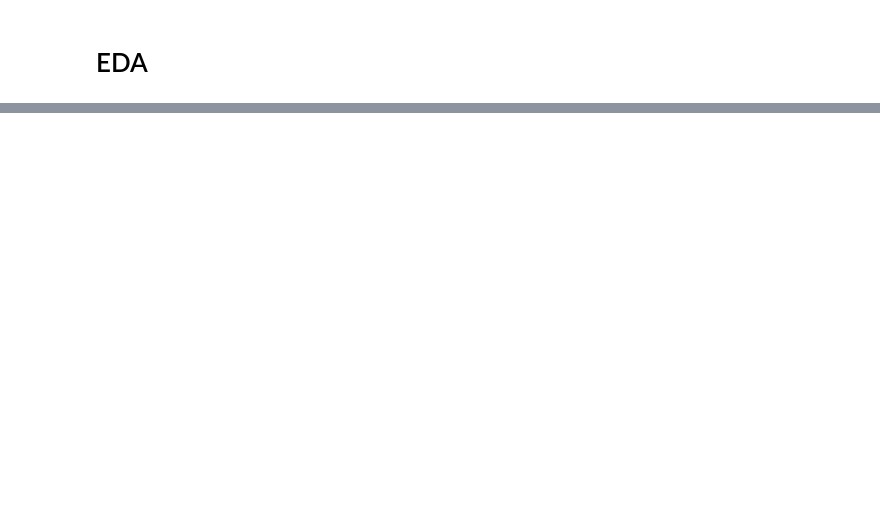
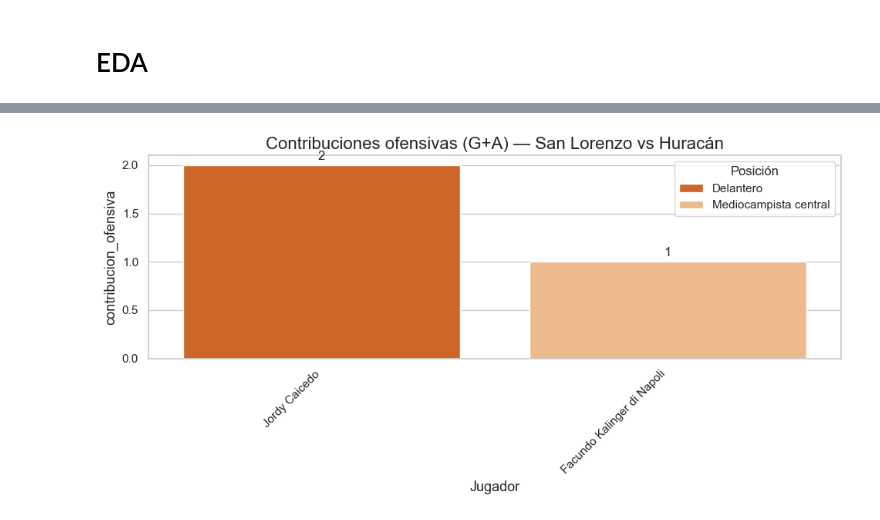
Before and after one commit to andressonsino/football-data-analysis, a Jupyter notebook: huracan/notebooks/san_lorenzo_huracan.ipynb, the cells around one changed output, grey strips where cells are left out. Drawn from its saved outputs; the diff is of its cells as text; code cells hidden in the pictures; blank space fills up the shorter version.

```diff
--- a/huracan/notebooks/san_lorenzo_huracan.ipynb
+++ b/huracan/notebooks/san_lorenzo_huracan.ipynb
@@ -415,0 +564,28 @@ Filas: 29 | Columnas: 22
+# %%
+# Contribuciones directas: goles + asistencias
+df_activos['contribucion_ofensiva'] = df_activos['Goles'] + df_activos['Asistencias']
+df_contrib = df_activos[df_activos['contribucion_ofensiva'] > 0].sort_values(
+    'contribucion_ofensiva', ascending=False
+)
+
+if len(df_contrib) == 0:
+    print("Sin goles ni asistencias en este partido")
+else:
+    plt.figure(figsize=(10, 5))
+    p = sns.barplot(
+        data=df_contrib,
+        x='Jugador',
+        y='contribucion_ofensiva',
+        hue='Posición',
+        dodge=False,
+        palette='Oranges_r'
+    )
+    for container in p.containers:
+        p.bar_label(container, label_type='edge', padding=3)
+    plt.title(f'Contribuciones ofensivas (G+A) — {EQUIPO_LOCAL} vs {EQUIPO_VISITANTE}')
+    plt.xticks(rotation=45, ha='right')
+    plt.tight_layout()
+    plt.savefig('../outputs/contribucion_ofensiva.png', dpi=150, bbox_inches='tight')
+    plt.show()
+# %% [output]
+[figure, added]
```
Also changed, not shown: parts of 26 cells of this notebook, 7 other files.
